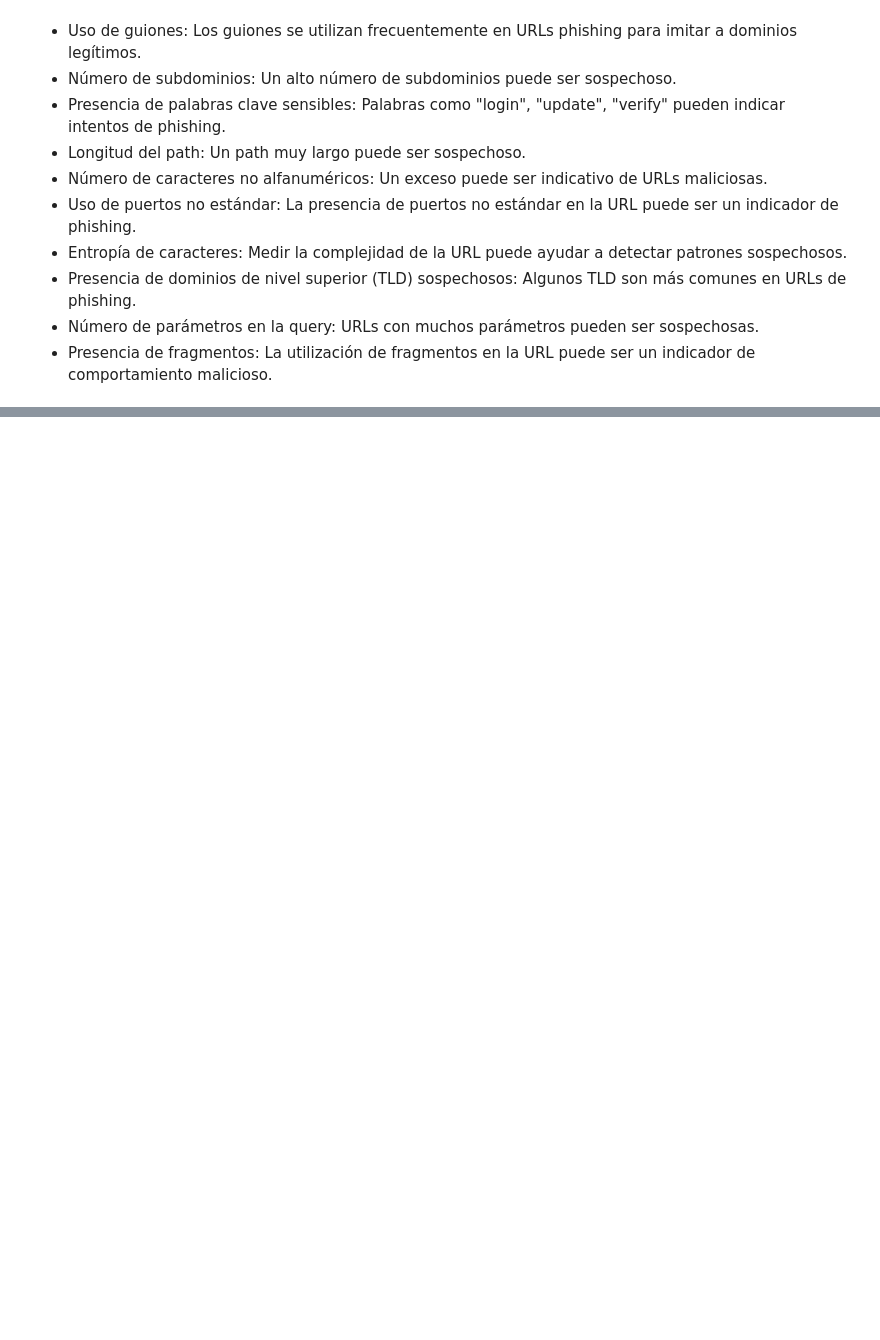
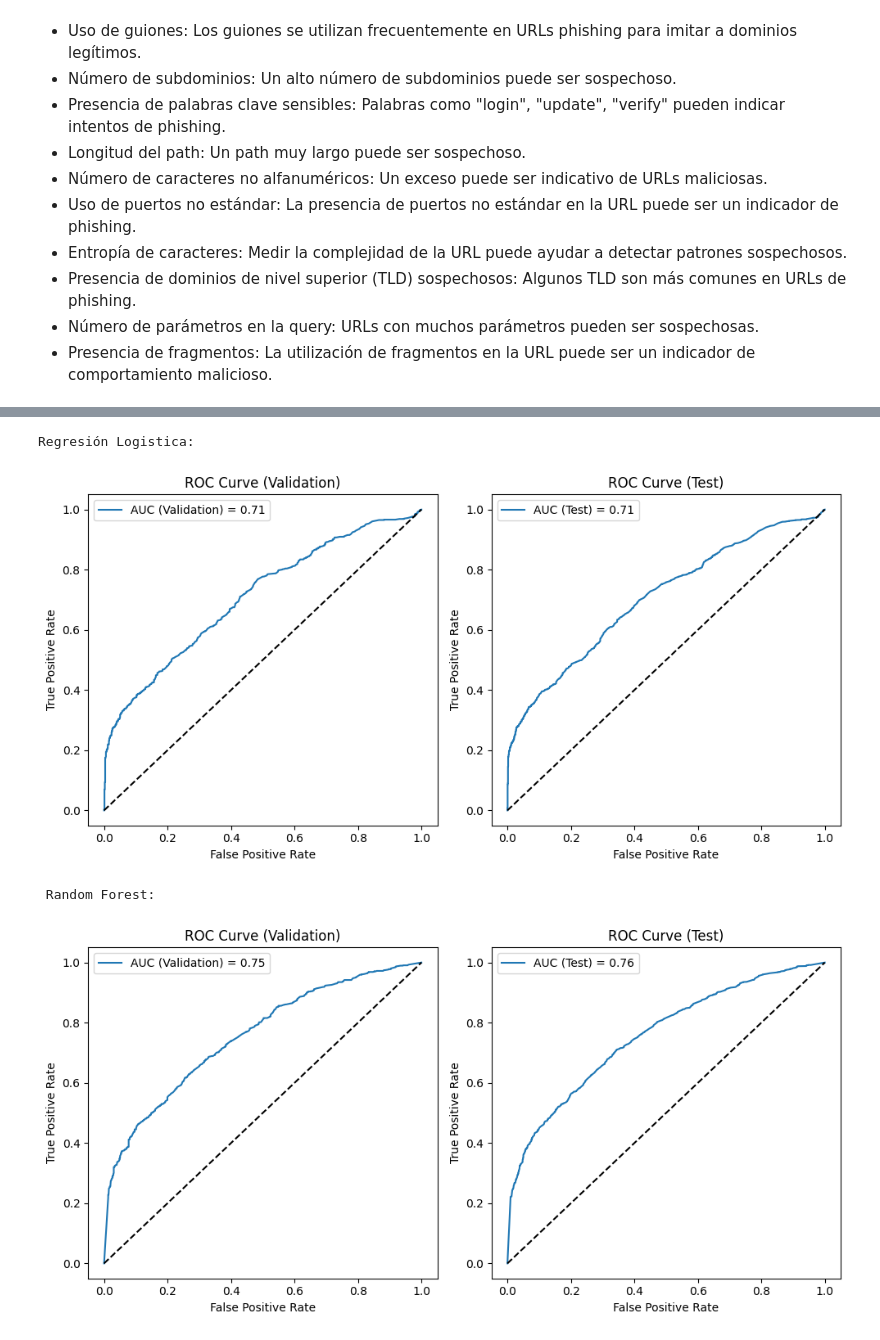
Before and after one commit to eduardordev/LAB1-PHISING-DETECTOR, a Jupyter notebook: main.ipynb, the cells around one changed output, grey strips where cells are left out. Cells and saved outputs as stored; diff of their text form; code cells hidden in the pictures; blank space fills up the shorter version.

```diff
--- a/main.ipynb
+++ b/main.ipynb
@@ -147,0 +200,76 @@ df_preprocessed.head()
+# %%
+from sklearn.linear_model import LogisticRegression
+from sklearn.ensemble import RandomForestClassifier
+from sklearn.metrics import confusion_matrix, precision_score, recall_score, roc_auc_score, roc_curve
+import matplotlib.pyplot as plt
+
+
+def evaluate_model(model, X_train, y_train, X_val, y_val, X_test, y_test):
+    model.fit(X_train, y_train)
+    y_val_pred = model.predict(X_val)
+    y_test_pred = model.predict(X_test)
+    y_val_proba = model.predict_proba(X_val)[:,1]
+    y_test_proba = model.predict_proba(X_test)[:,1]
+
+
+    metrics = {
+        "Validation": {
+            "Confusion Matrix": confusion_matrix(y_val, y_val_pred),
+            "Precision": precision_score(y_val, y_val_pred),
+            "Recall": recall_score(y_val, y_val_pred),
+            "AUC": roc_auc_score(y_val, y_val_proba)
+        },
+        "Test": {
+            "Confusion Matrix": confusion_matrix(y_test, y_test_pred),
+            "Precision": precision_score(y_test, y_test_pred),
+            "Recall": recall_score(y_test, y_test_pred),
+            "AUC": roc_auc_score(y_test, y_test_proba)
+        }
+    }
+
+
+    fpr_val, tpr_val, _ = roc_curve(y_val, y_val_proba)
+    fpr_test, tpr_test, _ = roc_curve(y_test, y_test_proba)
+
+    plt.figure(figsize=(10, 5))
+
+    plt.subplot(1, 2, 1)
+    plt.plot(fpr_val, tpr_val, label=f"AUC (Validation) = {metrics['Validation']['AUC']:.2f}")
+    plt.plot([0, 1], [0, 1], 'k--')
+    plt.title('ROC Curve (Validation)')
+    plt.xlabel('False Positive Rate')
+    plt.ylabel('True Positive Rate')
+    plt.legend()
+
+    plt.subplot(1, 2, 2)
+    plt.plot(fpr_test, tpr_test, label=f"AUC (Test) = {metrics['Test']['AUC']:.2f}")
+    plt.plot([0, 1], [0, 1], 'k--')
+    plt.title('ROC Curve (Test)')
+    plt.xlabel('False Positive Rate')
+    plt.ylabel('True Positive Rate')
+    plt.legend()
+
+    plt.tight_layout()
+    plt.show()
+
+    return metrics
+
+
+logistic_regression_model = LogisticRegression(max_iter=1000)
+random_forest_model = RandomForestClassifier(n_estimators=100)
+
+
+print("Regresión Logistica:")
+lr_metrics = evaluate_model(logistic_regression_model, X_train, y_train, X_val, y_val, X_test, y_test)
+
+
+print("\n Random Forest:")
+rf_metrics = evaluate_model(random_forest_model, X_train, y_train, X_val, y_val, X_test, y_test)
+
+print("Regresion: " , lr_metrics)
+print("Random Forest: ",  rf_metrics)
+# %% [output]
+Regresión Logistica:
+[figure, added]
+ Random Forest:
+[figure, added]
```
Also changed, not shown: parts of 5 cells of this notebook.
